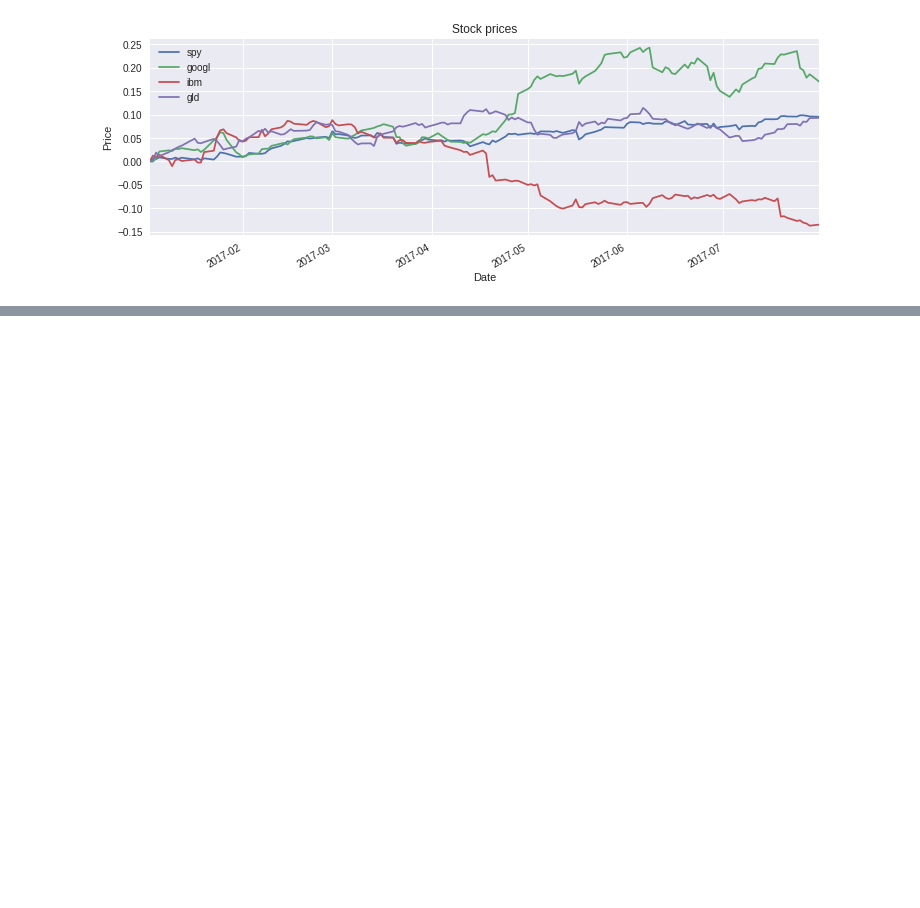
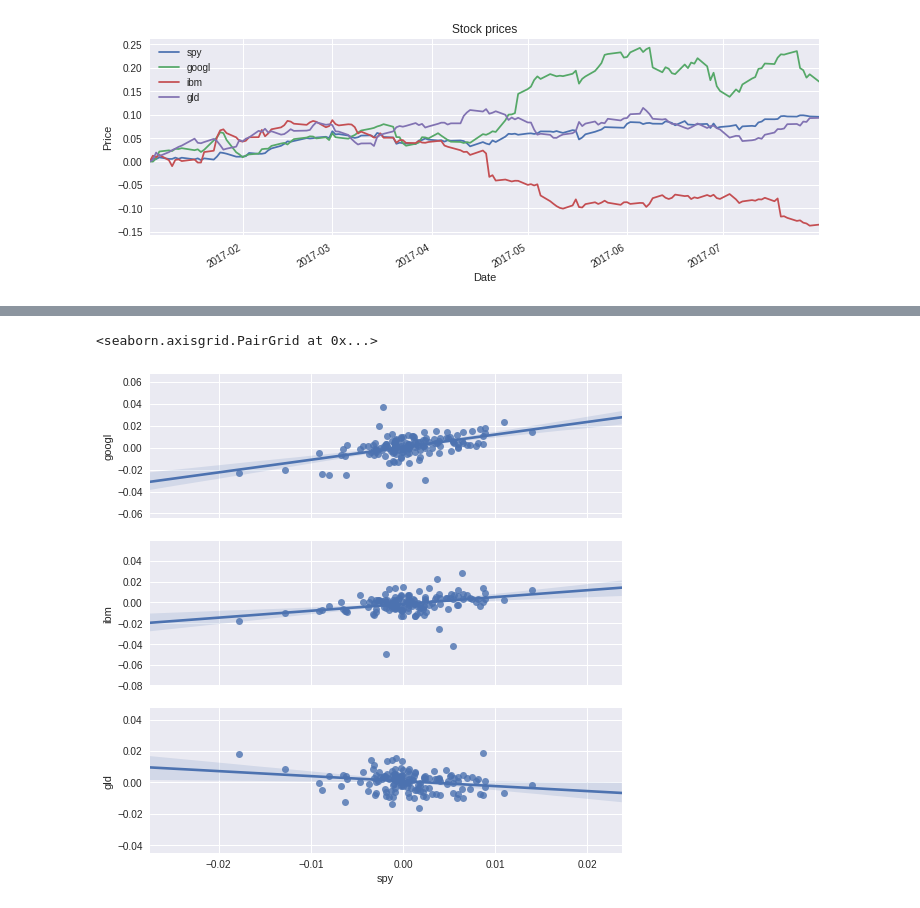
Before and after one commit to angelmtenor/ML4T, a Jupyter notebook: A_Manipulating_Financial_Data.ipynb, the cells around one changed output, grey strips where cells are left out. Drawn from its saved outputs; the diff is of its cells as text; code cells hidden in the pictures; blank space fills up the shorter version.

```diff
--- a/A_Manipulating_Financial_Data.ipynb
+++ b/A_Manipulating_Financial_Data.ipynb
@@ -106,0 +146,6 @@ plot_stock(cumulative_df)
+# %%
+# Scatter plots
+sns.pairplot(daily_returns,  x_vars='spy', y_vars=['googl','ibm','gld'], kind='reg', aspect=3)
+# %% [output]
+<seaborn.axisgrid.PairGrid at 0x...>
+[figure, added]
```
Also changed, not shown: parts of 4 cells of this notebook.
